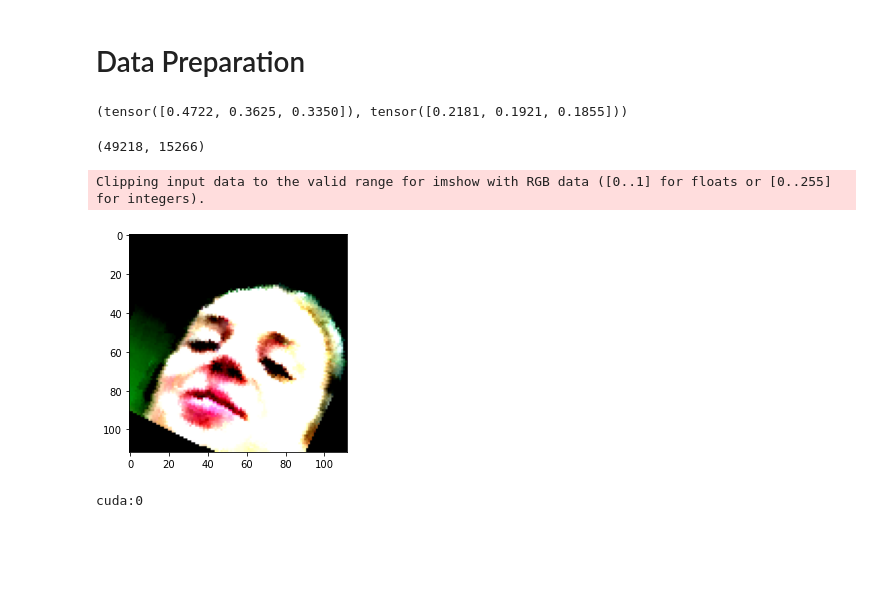
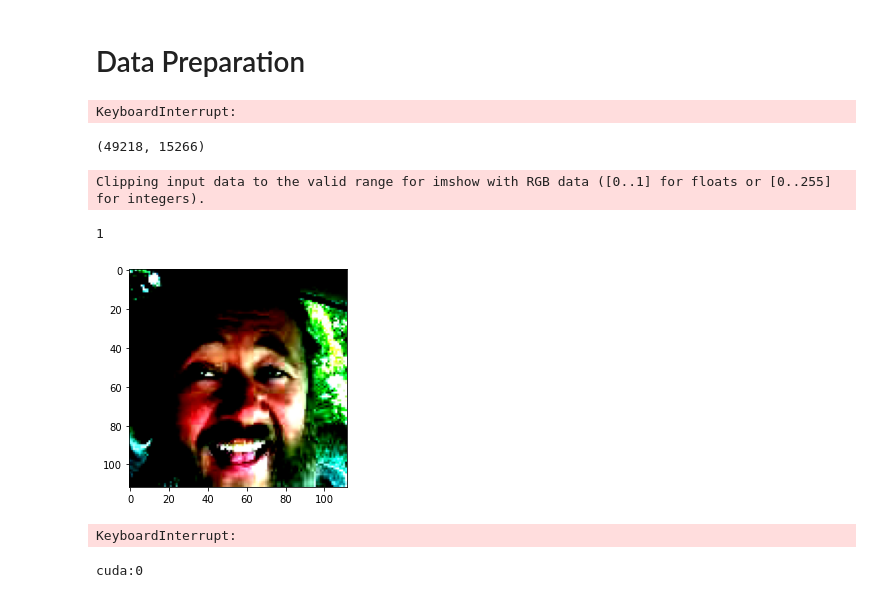
Before and after one commit to NazirNayal8/MoodyMuch, a Jupyter notebook: ml/notebooks/hyperparameter_optimization_expr.ipynb, the cells around one changed output. Saved outputs shown, nothing was run; the diff lists cells and outputs as text; code cells hidden in the pictures; blank space fills up the shorter version.

```diff
--- a/ml/notebooks/hyperparameter_optimization_expr.ipynb
+++ b/ml/notebooks/hyperparameter_optimization_expr.ipynb
@@ -55,12 +58,15 @@ def store_model(model, name):
 # Data Preparation
 # %%
 project_name = 'moody_much'
-cores = 15
+cores = 8
 random_seed(8)
-batch_size = 512
+batch_size = 256
 num_classes = 2
 skip = 0
 input_dim = 112
+
+mean = [0.4722, 0.3625, 0.3350]
+std = [0.2181, 0.1921, 0.1855]
 # %%
 identity_transform = transforms.Compose([
     transforms.ToTensor()
@@ -84,7 +90,7 @@ std /= len(loader.dataset)
 
 mean, std
 # %% [output]
-(tensor([0.4722, 0.3625, 0.3350]), tensor([0.2181, 0.1921, 0.1855]))
+KeyboardInterrupt:
 # %%
 transform_train = transforms.Compose([
     transforms.ToTensor(),
@@ -110,13 +116,15 @@ len(train_dataset), len(valid_dataset)
 # %% [output]
 (49218, 15266)
 # %%
-s, l = train_dataset[15003]
+s, l = train_dataset[100]
 s.shape
 
 _ = plt.imshow(s.numpy().transpose(1, 2, 0))
+l
 # %% [output]
 Clipping input data to the valid range for imshow with RGB data ([0..1] for floats or [0..255] for integers).
+1
-[figure, old version]
+[figure, new version]
 # %%
 total_valid_num = len(valid_dataset)
 total_train_num = len(train_dataset)
@@ -141,3 +152,10 @@ medium_loader = DataLoader(Subset(train_dataset, list(medium_train_mask)), batch
+# %%
+train_loader = DataLoader(train_dataset, batch_size=128, shuffle=True, num_workers=cores)
+
+for (x,y) in tqdm(train_loader):
+    pass
+# %% [output]
+KeyboardInterrupt:
 # %%
 device = torch.device("cuda:0" if torch.cuda.is_available() else "cpu")
 print(device)
```
Also changed, not shown: parts of 11 cells of this notebook, 5 other files.
